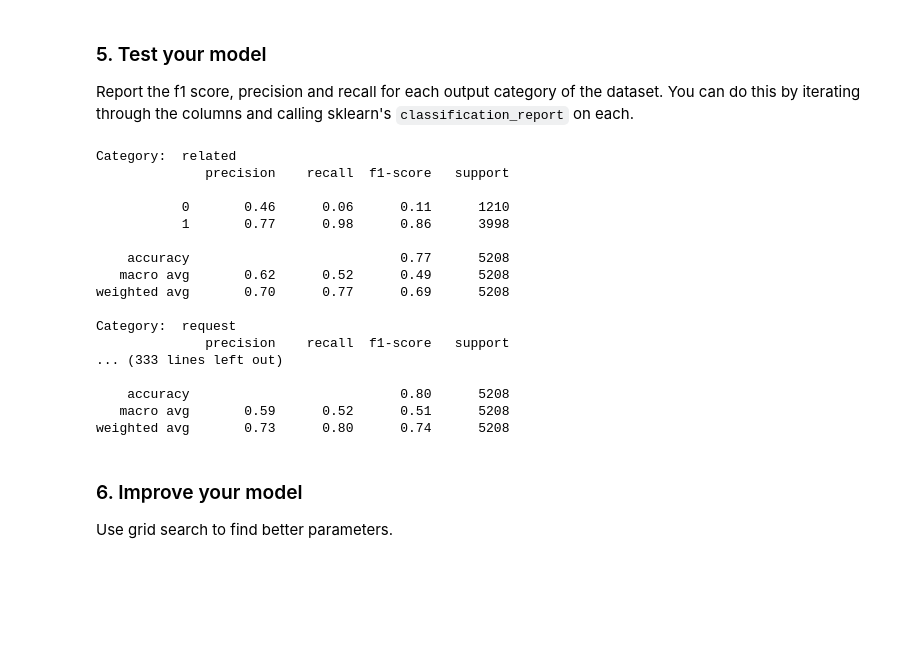
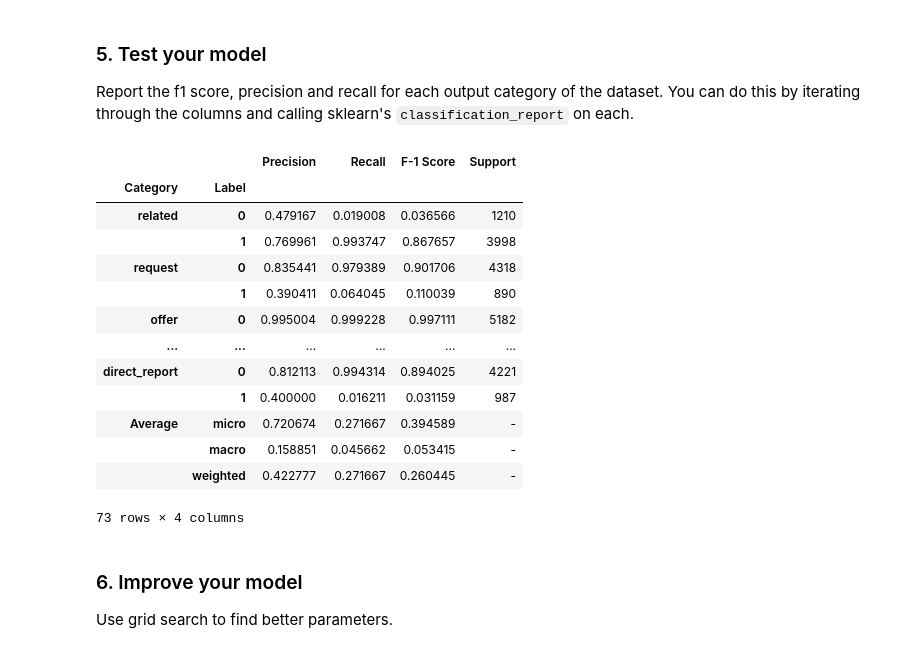
Before and after one commit to schumadi/nd025-disaster-response, a Jupyter notebook: notebooks/ML Pipeline Preparation.ipynb, the cells around one changed output. Cells and saved outputs as stored; diff of their text form; code cells hidden in the pictures; blank space fills up the shorter version.

```diff
--- a/notebooks/ML Pipeline Preparation.ipynb
+++ b/notebooks/ML Pipeline Preparation.ipynb
@@ -93,7 +103,7 @@ This machine pipeline should take in the `message` column as input and output cl
 pipeline = Pipeline([
                         ('vect', CountVectorizer(tokenizer = tokenize)),
                         ('tfidf', TfidfTransformer()),
-                        ('clf', MultiOutputClassifier(AdaBoostClassifier(random_state=42)))
+                        ('clf', MultiOutputClassifier(DecisionTreeClassifier(random_state=42, max_depth=7, min_samples_split=5)))
                     ])
 # %% [markdown]
 ### 4. Train pipeline
@@ -114,29 +126,59 @@ Pipeline(steps=[('vect',
 Report the f1 score, precision and recall for each output category of the dataset. You can do this by iterating through the columns and calling sklearn's `classification_report` on each.
 # %%
 y_hat = pipeline.predict(X_test)
-# %%
-for col_number, col_name in enumerate(y_test.columns):
-        #returning dictionary from classification report
-        print('Category: ', col_name)
-        print(classification_report (y_true = y_test.iloc[:,col_number], y_pred = y_hat[:,col_number]))
-# %% [output]
-Category:  related
-              precision    recall  f1-score   support
-
-           0       0.46      0.06      0.11      1210
-           1       0.77      0.98      0.86      3998
-
-    accuracy                           0.77      5208
-   macro avg       0.62      0.52      0.49      5208
-weighted avg       0.70      0.77      0.69      5208
-
-Category:  request
-              precision    recall  f1-score   support
-... (333 lines left out)
-
-    accuracy                           0.80      5208
-   macro avg       0.59      0.52      0.51      5208
-weighted avg       0.73      0.80      0.74      5208
+# %%
+def report_f1_score_precision_recall(y_test, y_hat):
+        """_summary_
+
+        Args:
+            y_test (_type_): _description_
+            y_hat (_type_): _description_
+
+        Returns:
+            _type_: _description_
+        """
+        row_list = []
+        for col_number, col_name in enumerate(y_test.columns):
+                for label in np.unique(y_hat.ravel()):
+
+                        # Get the precision, reacall, f_score and support for column number col_number
+                        pre_rec_f1_supp = precision_recall_fscore_support(y_true = y_test.iloc[:,col_number], y_pred = y_hat[:,col_number])
+                        # The precision is the ratio tp / (tp + fp) where tp is the number of true positives and fp the number of false positives. The precision is intuitively the ability of the classifier not to label a negative sample as positive.
+                        # The recall is the ratio tp / (tp + fn) where tp is the number of true positives and fn the number of false negatives. The recall is intuitively the ability of the classifier to find all the positive samples.
+                        # The F-beta score can be interpreted as a weighted harmonic mean of the precision and recall, where an F-beta score reaches its best value at 1 and worst score at 0.
+                        # The F-beta score weights recall more than precision by a factor of beta. beta == 1.0 means recall and precision are equally important.
+                        # The support is the number of occurrences of each class in y_true.
+
+                        # Collect the results. The dicts are collected in row_list which is converted to a Dataframe at the end.
+
+                        result = { 'Label': col_name, 'Value': label, 'Precision': pre_rec_f1_supp[0][label], 'Recall': pre_rec_f1_supp[1][label],
+                                'F-1 Score': pre_rec_f1_supp[2][label], 'Support': pre_rec_f1_supp[3][label] }
+                        row_list.append(result)
+        for a in ['micro', 'macro', 'weighted']:
+                average = precision_recall_fscore_support(y_true = y_test, y_pred = y_hat, average=a)
+                result = { 'Label': 'Average', 'Value': a, 'Precision': average[0], 'Recall': average[1],
+                                'F-1 Score': average[2], 'Support': '-' }
+                row_list.append(result)
+        res_df=pd.DataFrame(row_list)
+        res_df.set_index(['Label', 'Value'], inplace=True)
+        return res_df
+
+report_f1_score_precision_recall(y_test, y_hat)
+# %% [output]
+|  |  | Precision | Recall | F-1 Score | Support |
+| Category | Label |  |  |  |  |
+| related | 0 | 0.479167 | 0.019008 | 0.036566 | 1210 |
+|  | 1 | 0.769961 | 0.993747 | 0.867657 | 3998 |
+| request | 0 | 0.835441 | 0.979389 | 0.901706 | 4318 |
+|  | 1 | 0.390411 | 0.064045 | 0.110039 | 890 |
+| offer | 0 | 0.995004 | 0.999228 | 0.997111 | 5182 |
+| ... | ... | ... | ... | ... | ... |
+| direct_report | 0 | 0.812113 | 0.994314 | 0.894025 | 4221 |
+|  | 1 | 0.400000 | 0.016211 | 0.031159 | 987 |
+| Average | micro | 0.720674 | 0.271667 | 0.394589 | - |
+|  | macro | 0.158851 | 0.045662 | 0.053415 | - |
+|  | weighted | 0.422777 | 0.271667 | 0.260445 | - |
+73 rows × 4 columns
 # %% [markdown]
 ### 6. Improve your model
 Use grid search to find better parameters.
```
Also changed, not shown: parts of 8 cells of this notebook.
